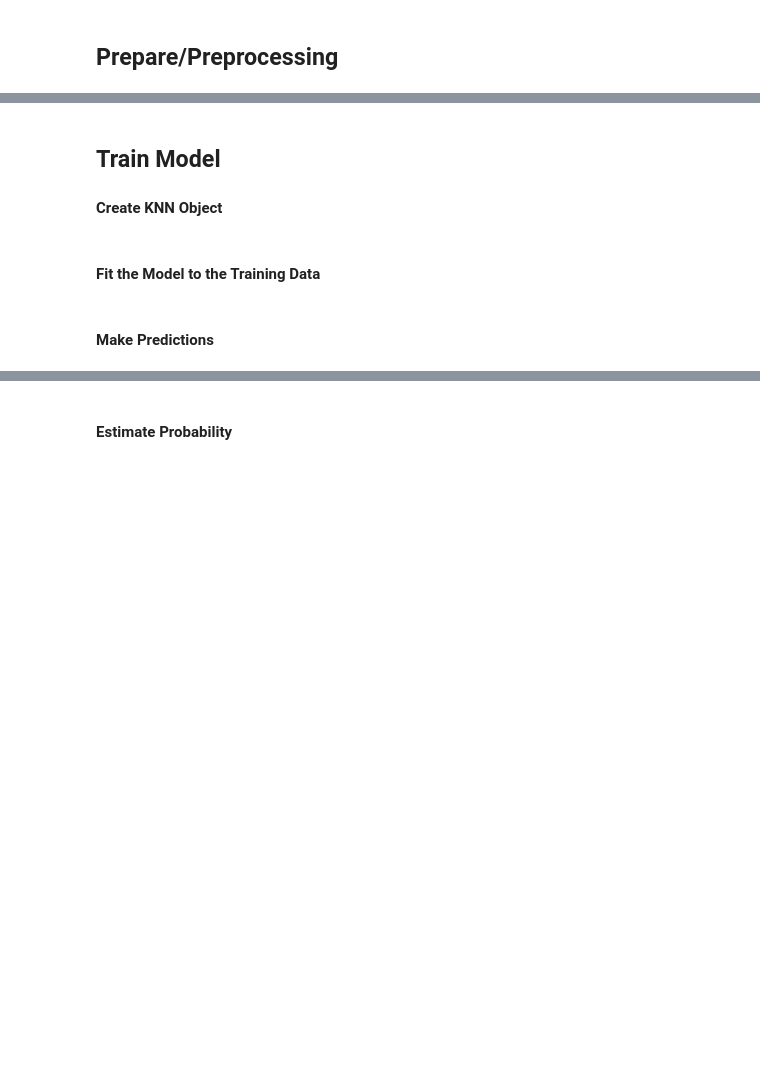
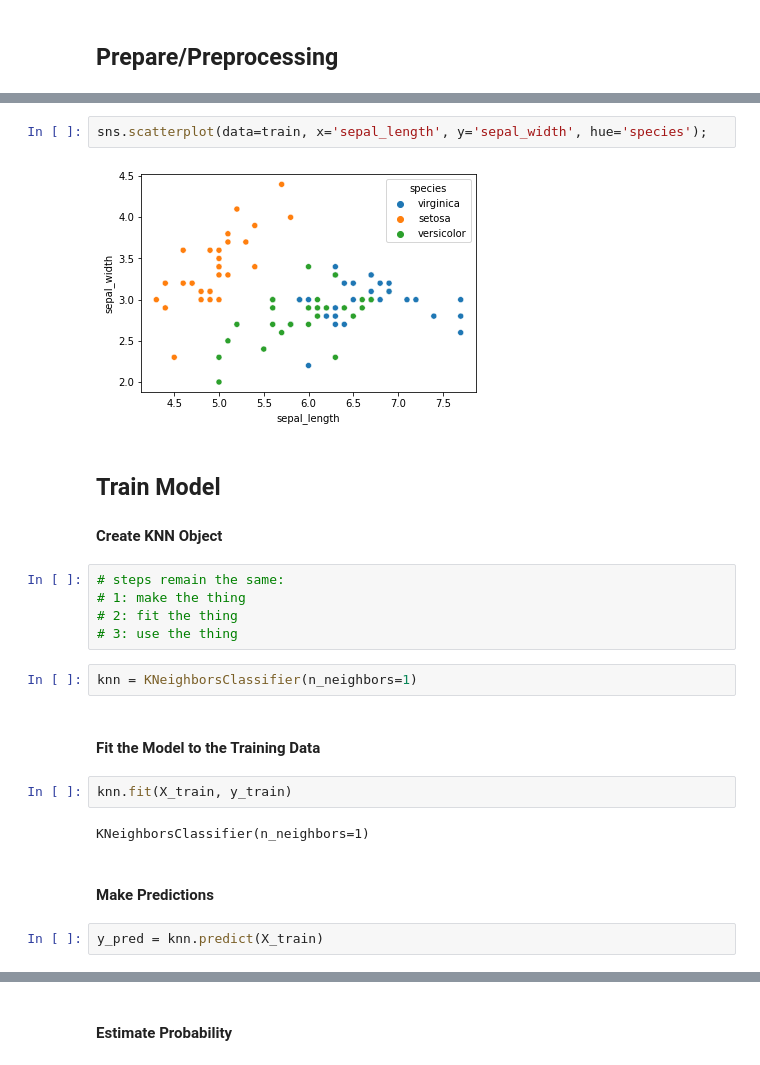
Before and after one commit to CodeupClassroom/leavitt-classification-exercises, a Jupyter notebook: k_nearest_neighbors_lesson.ipynb, the cells around one changed output, grey strips where cells are left out. Cells and saved outputs as stored; diff of their text form; blank space fills up the shorter version.

```diff
--- a/k_nearest_neighbors_lesson.ipynb
+++ b/k_nearest_neighbors_lesson.ipynb
@@ -72,8 +119,25 @@ y_test = test.species
+# %%
+sns.scatterplot(data=train, x='sepal_length', y='sepal_width', hue='species');
+# %% [output]
+[figure, added]
 # %% [markdown]
 ## Train Model
 
 #### Create KNN Object
+# %%
+# steps remain the same:
+# 1: make the thing
+# 2: fit the thing
+# 3: use the thing
+# %%
+knn = KNeighborsClassifier(n_neighbors=1)
 # %% [markdown]
 #### Fit the Model to the Training Data
+# %%
+knn.fit(X_train, y_train)
+# %% [output]
+KNeighborsClassifier(n_neighbors=1)
 # %% [markdown]
 #### Make Predictions
+# %%
+y_pred = knn.predict(X_train)
```
Also changed, not shown: parts of 36 cells of this notebook.
